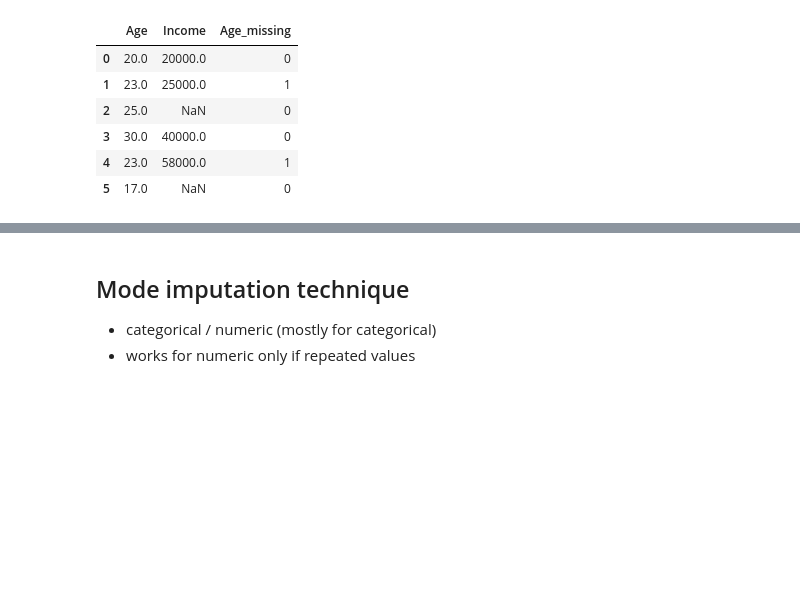
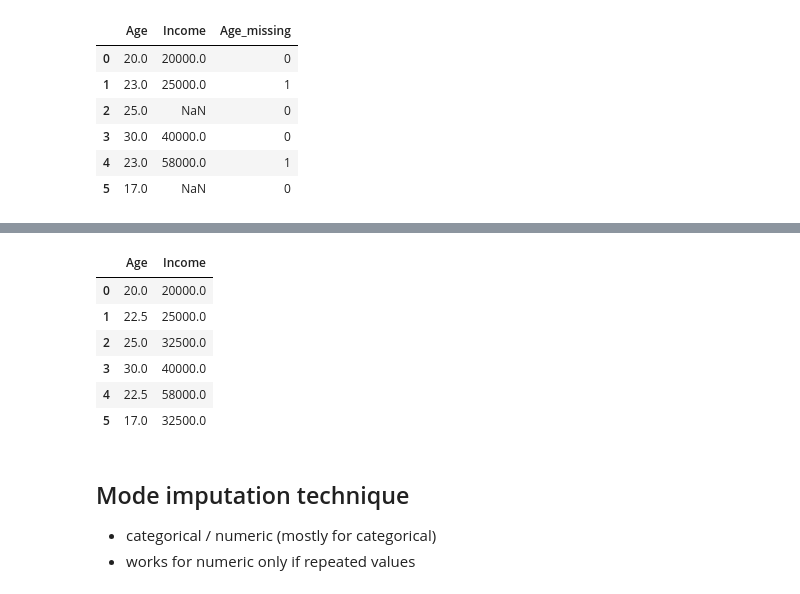
Before and after one commit to Thameempp/Data-analysis, a Jupyter notebook: Data_Handling/Feature_engineering/Handling_missing_values.ipynb, the cells around one changed output, grey strips where cells are left out. Cells and saved outputs as stored; diff of their text form; code cells hidden in the pictures; blank space fills up the shorter version.

```diff
--- a/Data_Handling/Feature_engineering/Handling_missing_values.ipynb
+++ b/Data_Handling/Feature_engineering/Handling_missing_values.ipynb
@@ -218,3 +313,25 @@ df4
+# %%
+# Median Imputation using SimpleImputer (Sklearn)
+from sklearn.impute import SimpleImputer
+import pandas as pd
+import numpy as np
+
+df = pd.DataFrame({
+    "Age": [20, np.nan, 25, 30, np.nan, 17],
+    "Income": [20000, 25000, np.nan, 40000, 58000, np.nan]
+})
+
+imputer = SimpleImputer(strategy='median')
+df_muted = pd.DataFrame(imputer.fit_transform(df), columns=df.columns)
+df_muted
+# %% [output]
+|  | Age | Income |
+| 0 | 20.0 | 20000.0 |
+| 1 | 22.5 | 25000.0 |
+| 2 | 25.0 | 32500.0 |
+| 3 | 30.0 | 40000.0 |
+| 4 | 22.5 | 58000.0 |
+| 5 | 17.0 | 32500.0 |
 # %% [markdown]
 ## Mode imputation technique
 - categorical / numeric (mostly for categorical)
```
Also changed, not shown: parts of 10 cells of this notebook, 2 other files.
